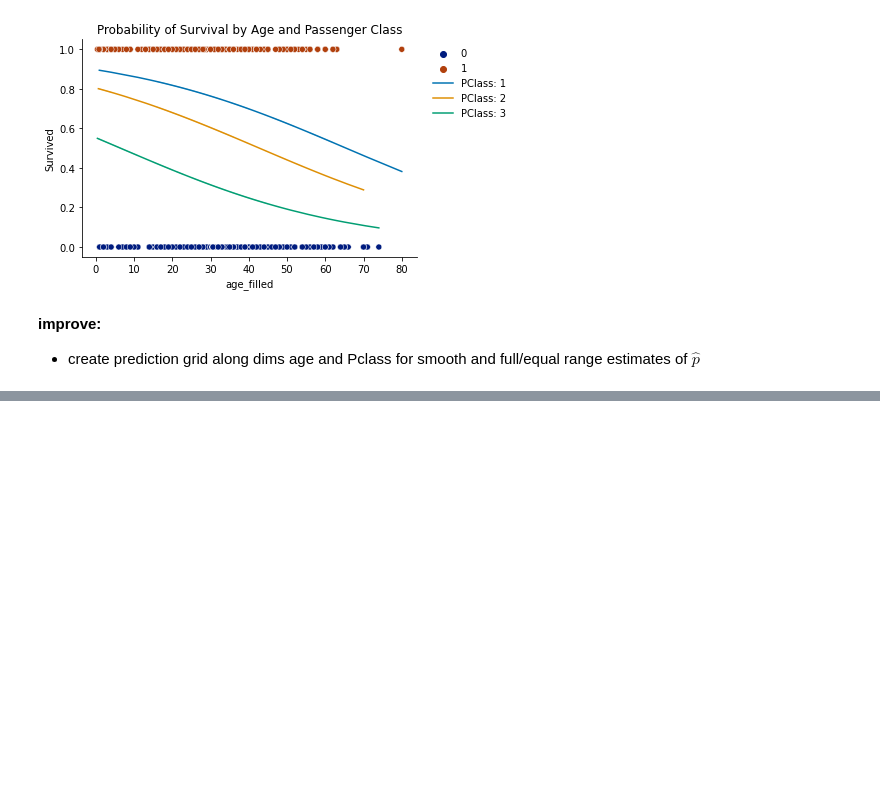
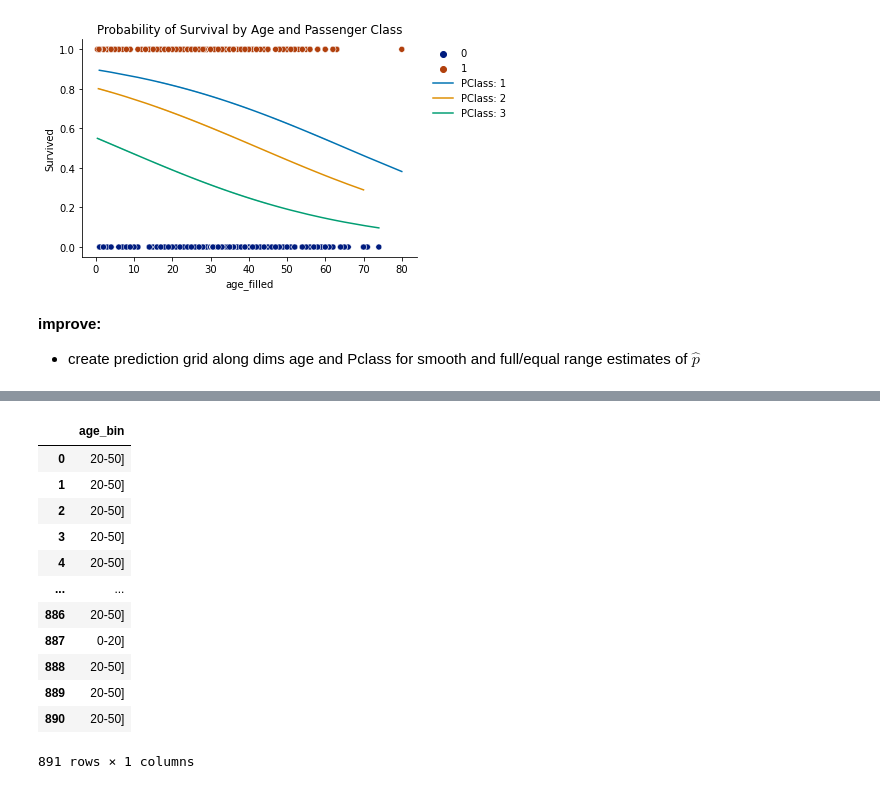
Before and after one commit to the-Hull/p045_spiced_projects, a Jupyter notebook: 02_week/01_exercises/2_ml_exercise.ipynb, the cells around one changed output, grey strips where cells are left out. Cells and saved outputs as stored; diff of their text form; code cells hidden in the pictures; blank space fills up the shorter version.

```diff
--- a/02_week/01_exercises/2_ml_exercise.ipynb
+++ b/02_week/01_exercises/2_ml_exercise.ipynb
@@ -563,0 +681,16 @@ fig.set(title = 'Probability of Survival by Age and Passenger Class')
+# %%
+# def bin_age(x):
+#     out = pd.cut(x.iloc[:,0],
+#     bins=[0, 20, 50, 100],
+#     labels = ['0-20]', '20-50]', '50-100]'])
+#     out=pd.DataFrame({'age_bin' : out})
+#     return out
+
+
+
+def bin_age(x):
+    out = pd.cut(x[['age_filled']].iloc[:,0],
+    bins=[0, 20, 50, 100],
+    labels = ['0-20]', '20-50]', '50-100]'])
+    out=pd.DataFrame({'age_bin' : out})
+    return out
@@ -563,0 +699,21 @@ fig.set(title = 'Probability of Survival by Age and Passenger Class')
+# %%
+# test = X[['age_filled']]
+# pd.cut(test.iloc[:,0], bins = [0,20,50])
+
+
+# bin_age(X[['age_filled']])
+bin_age(X)
+# %% [output]
+|  | age_bin |
+| 0 | 20-50] |
+| 1 | 20-50] |
+| 2 | 20-50] |
+| 3 | 20-50] |
+| 4 | 20-50] |
+| ... | ... |
+| 886 | 20-50] |
+| 887 | 0-20] |
+| 888 | 20-50] |
+| 889 | 20-50] |
+| 890 | 20-50] |
+891 rows × 1 columns
```
Also changed, not shown: parts of 30 cells of this notebook.
